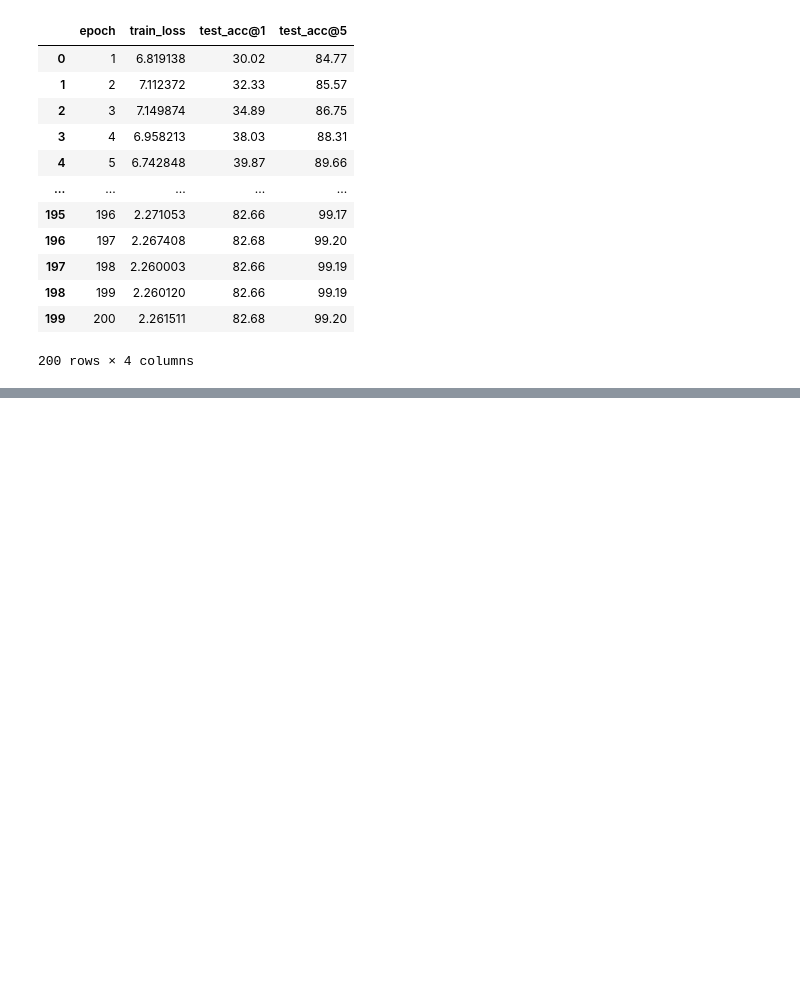
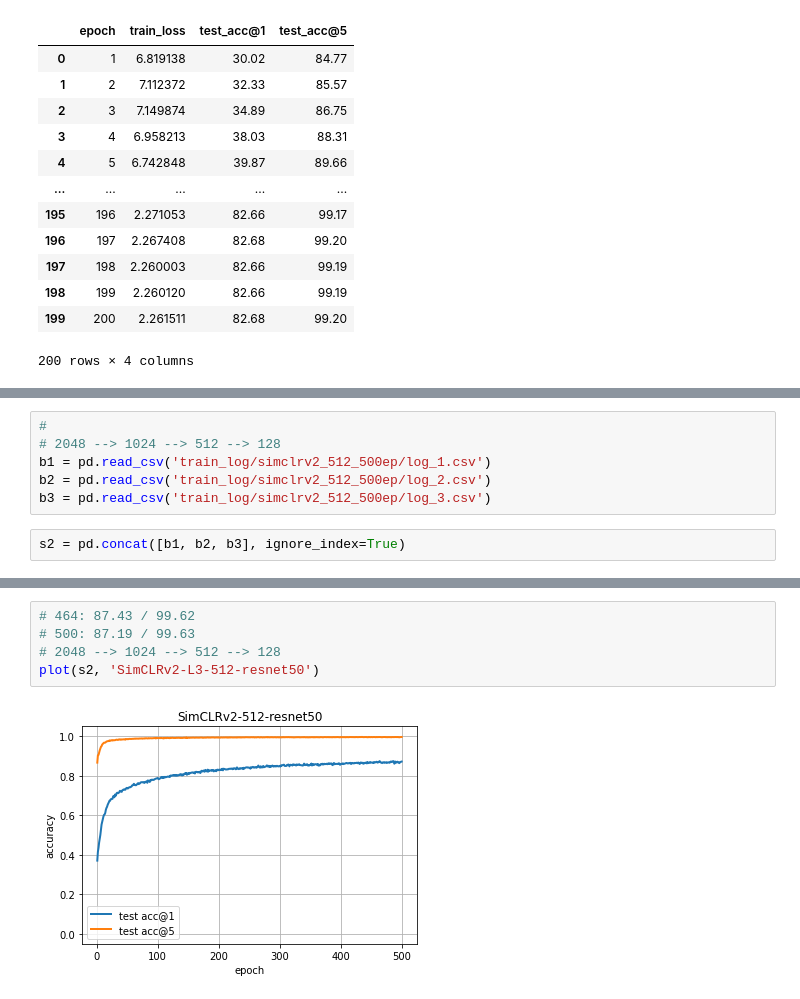
Before and after one commit to Cheng-Chen-NYU/cssl, a Jupyter notebook: illustrate.ipynb, the cells around one changed output, grey strips where cells are left out. Drawn from its saved outputs; the diff is of its cells as text; blank space fills up the shorter version.

```diff
--- a/illustrate.ipynb
+++ b/illustrate.ipynb
@@ -63,0 +94,8 @@ plot(m1, 'MoCov1-512-resnet18')
+# %%
+#
+# 2048 --> 1024 --> 512 --> 128
+b1 = pd.read_csv('train_log/simclrv2_512_500ep/log_1.csv')
+b2 = pd.read_csv('train_log/simclrv2_512_500ep/log_2.csv')
+b3 = pd.read_csv('train_log/simclrv2_512_500ep/log_3.csv')
+# %%
+s2 = pd.concat([b1, b2, b3], ignore_index=True)
@@ -63,0 +118,7 @@ plot(m1, 'MoCov1-512-resnet18')
+# %%
+# 464: 87.43 / 99.62
+# 500: 87.19 / 99.63
+# 2048 --> 1024 --> 512 --> 128
+plot(s2, 'SimCLRv2-L3-512-resnet50')
+# %% [output]
+[figure, added]
```
Also changed, not shown: parts of 6 cells of this notebook, 3 other files.
